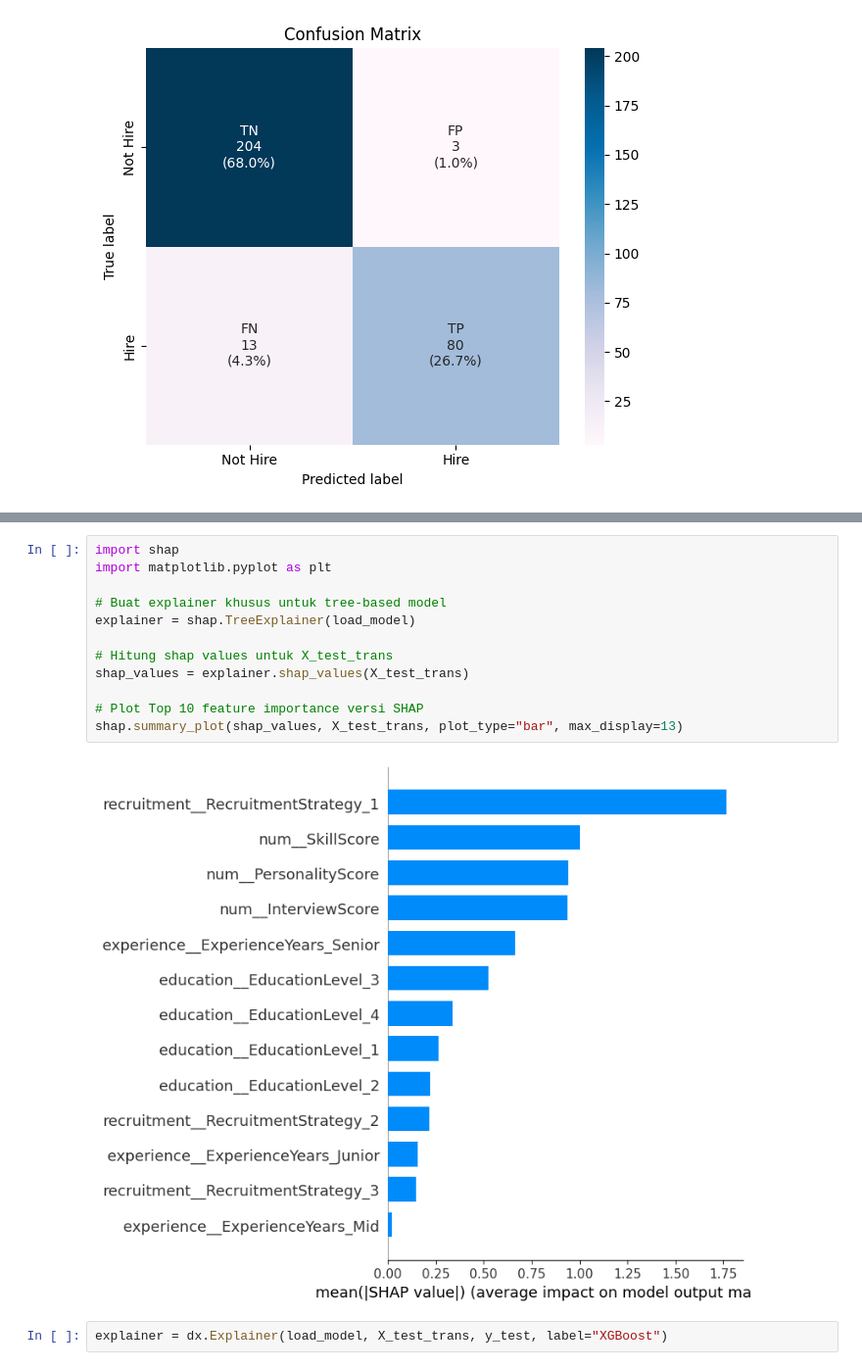
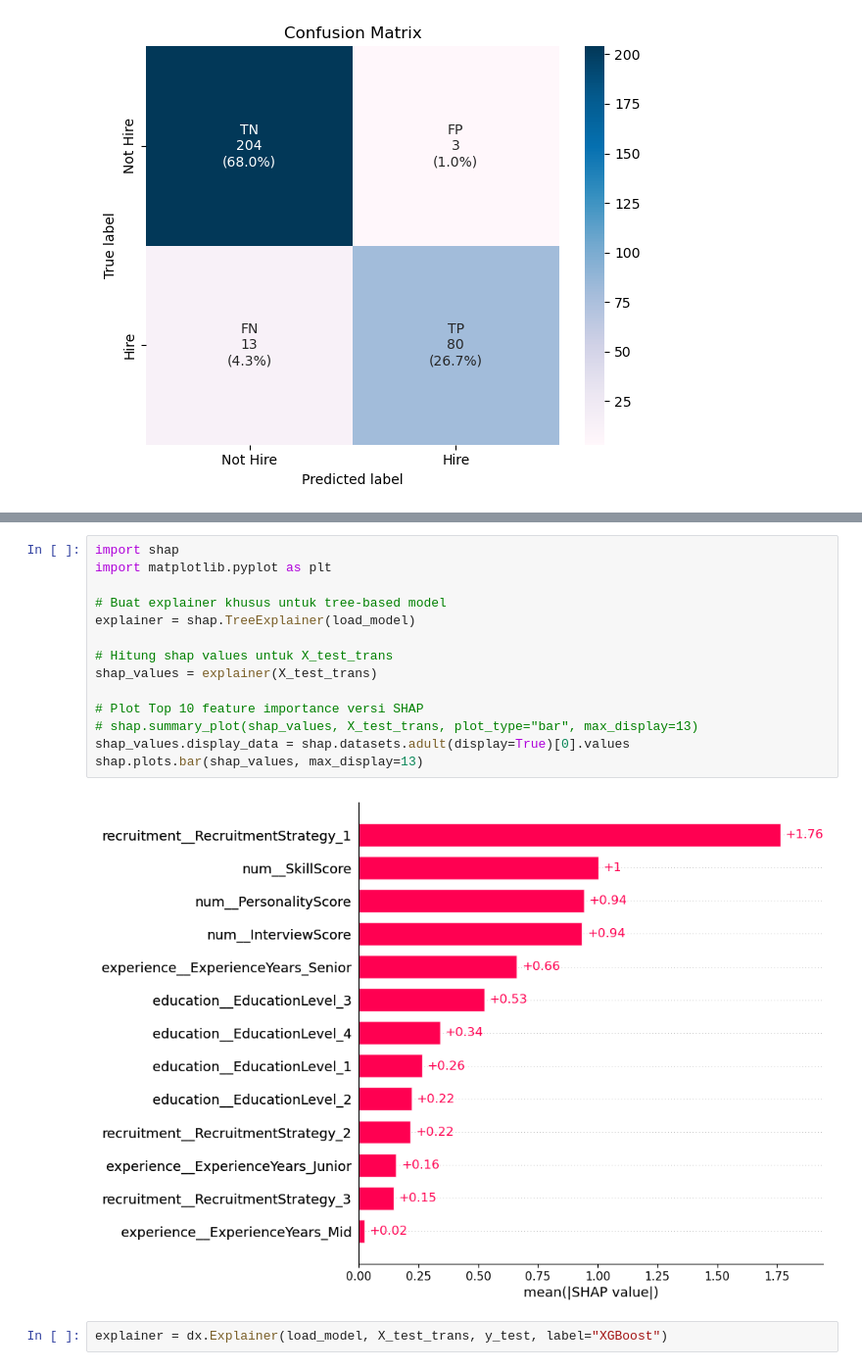
Before and after one commit to agirahmawandi/4kings_project, a Jupyter notebook: Stage3_evaluation.ipynb, the cells around one changed output, grey strips where cells are left out. Shown at 98% size. Saved outputs shown, nothing was run; the diff lists cells and outputs as text.

```diff
--- a/Stage3_evaluation.ipynb
+++ b/Stage3_evaluation.ipynb
@@ -373,17 +373,19 @@ shap.summary_plot(shap_values, X_test_trans)
 # %%
 import shap
 import matplotlib.pyplot as plt
 
 # Buat explainer khusus untuk tree-based model
 explainer = shap.TreeExplainer(load_model)
 
 # Hitung shap values untuk X_test_trans
-shap_values = explainer.shap_values(X_test_trans)
+shap_values = explainer(X_test_trans)
 
 # Plot Top 10 feature importance versi SHAP
-shap.summary_plot(shap_values, X_test_trans, plot_type="bar", max_display=13)
+# shap.summary_plot(shap_values, X_test_trans, plot_type="bar", max_display=13)
+shap_values.display_data = shap.datasets.adult(display=True)[0].values
+shap.plots.bar(shap_values, max_display=13)
 # %% [output]
-[figure, old version]
+[figure, new version]
 # %%
 explainer = dx.Explainer(load_model, X_test_trans, y_test, label="XGBoost")
 # %% [output]
```
Also changed, not shown: parts of 6 cells of this notebook, 6 other files.
